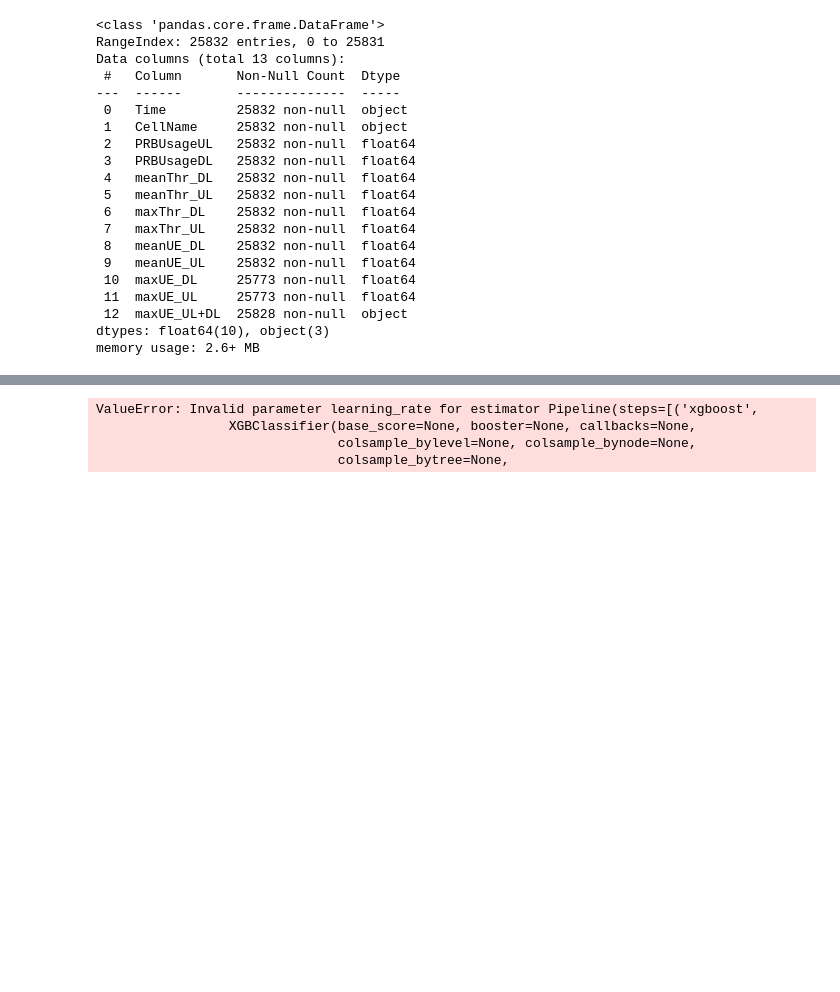
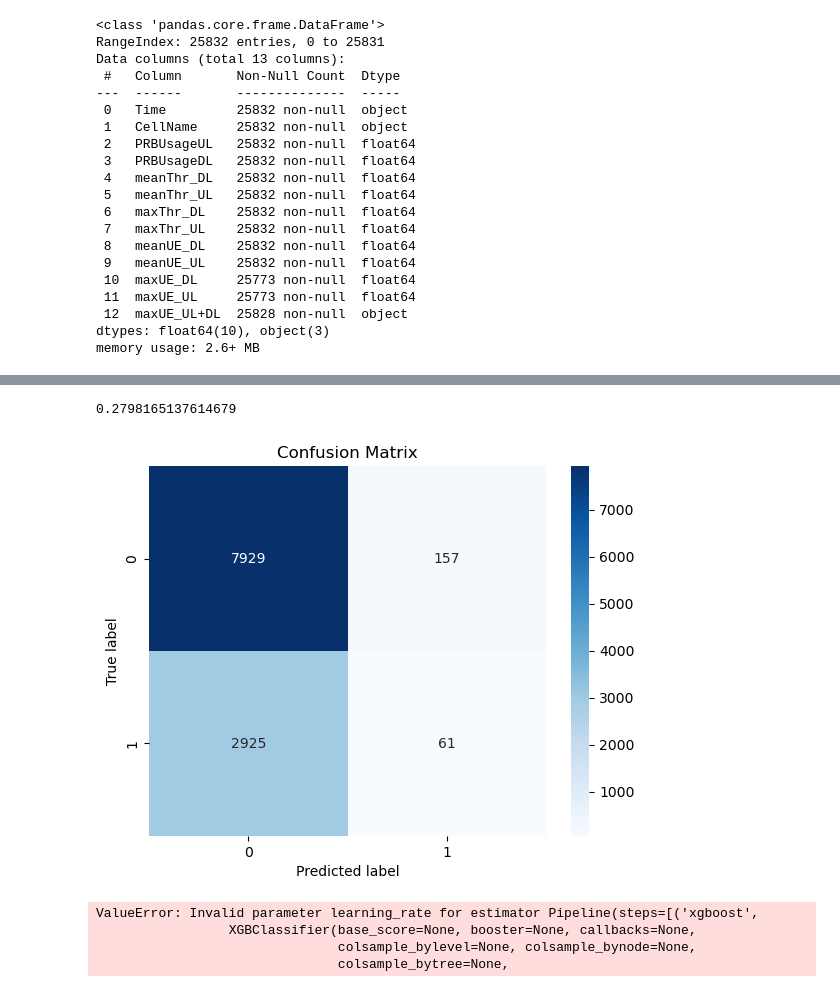
Before and after one commit to nikulnayi/Telewire-Analytics, a Jupyter notebook: notebooks/test.ipynb, the cells around one changed output, grey strips where cells are left out. Drawn from its saved outputs; the diff is of its cells as text; code cells hidden in the pictures; blank space fills up the shorter version.

```diff
--- a/notebooks/test.ipynb
+++ b/notebooks/test.ipynb
@@ -91,3 +123,28 @@ with open('../models/ModelXGboost.pkl', 'wb') as f:
+# %%
+logistic = Pipeline([
+    ('xgboost', LogisticRegression()),
+])
+#logistic.fit(pipeline.transform(X_train), y_train)
+# model.fit(pipeline.fit_transform(X_train), y_train)
+ModelPipeline  = Pipeline([
+
+    ('preprocessing', pipeline),
+    ('imputer', SimpleImputer(strategy='mean')),
+    ('model',logistic)
+])
+ModelPipeline.fit(X_train, y_train)
+predict = ModelPipeline.predict(X_test)
+print(recall_score(predict,y_test))
+cm = confusion_matrix(y_test, predict)
+# Visualize the confusion matrix using a heatmap
+sns.heatmap(cm, annot=True, cmap='Blues', fmt='g')
+plt.xlabel('Predicted label')
+plt.ylabel('True label')
+plt.title('Confusion Matrix')
+plt.show()
+# %% [output]
+0.2798165137614679
+[figure, added]
 # %%
 
 # Define the pipeline
```
Also changed, not shown: parts of 5 cells of this notebook.
